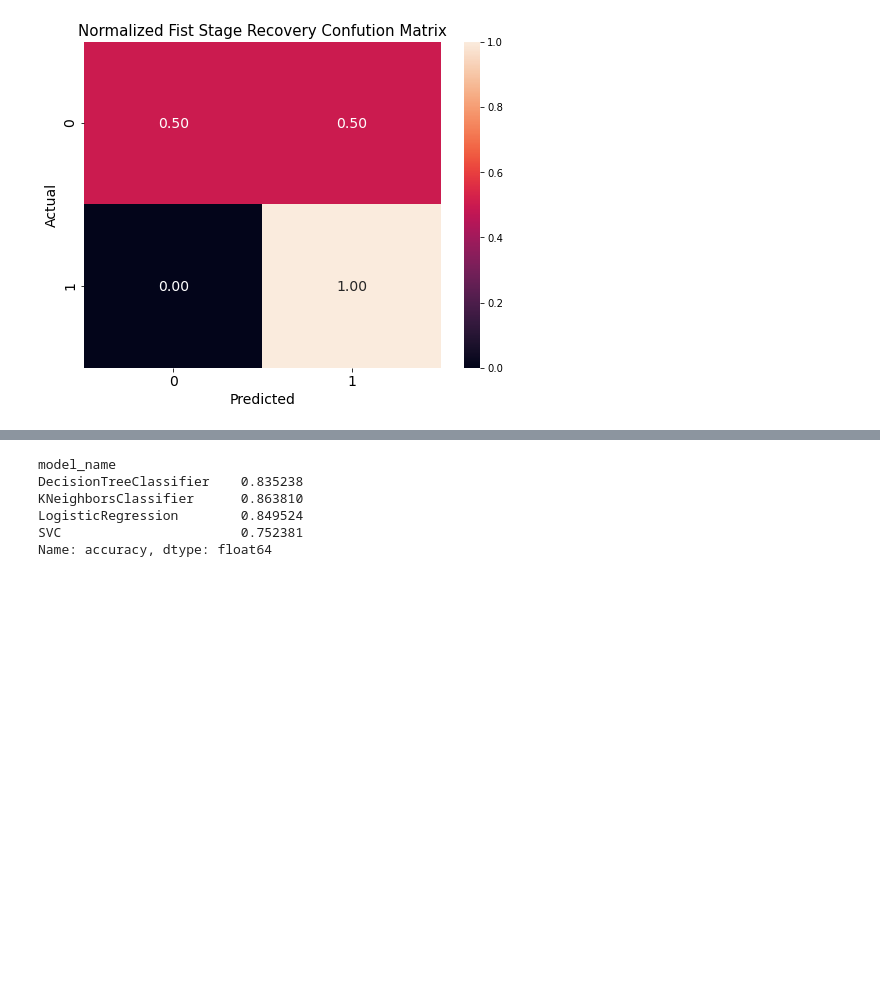
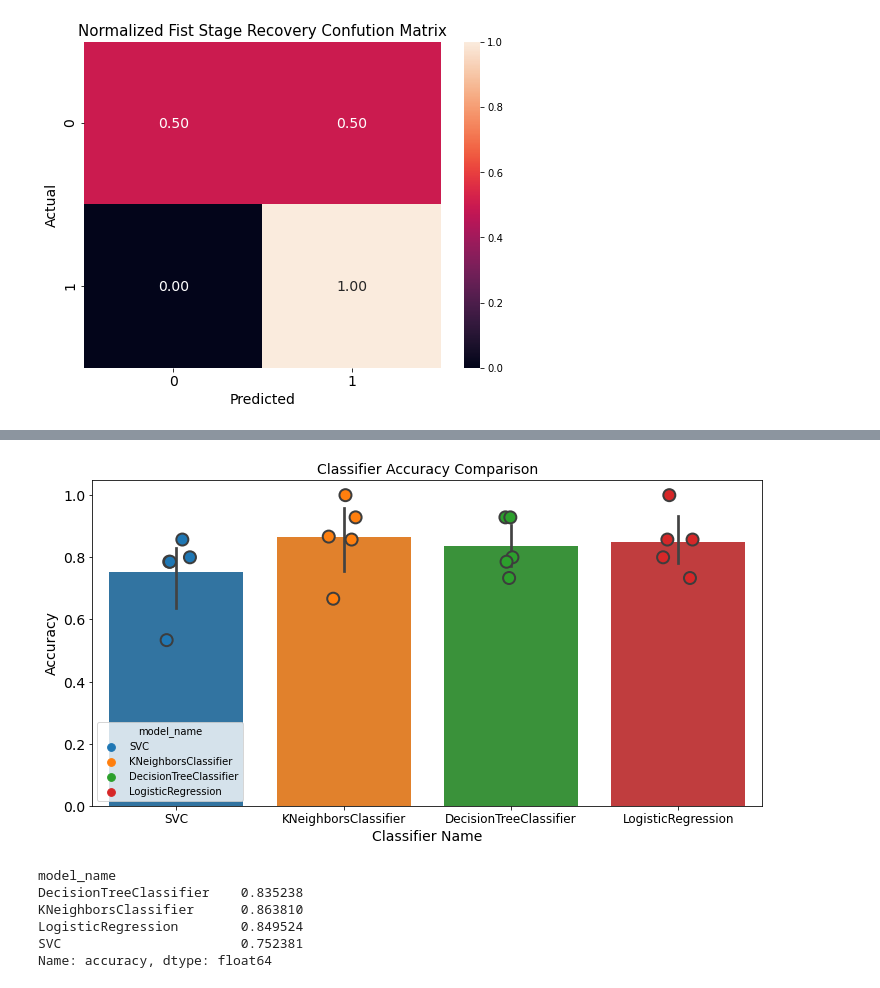
Before and after one commit to stricje1/Data_Science_Capstone, a Jupyter notebook: Predictive Model.ipynb, the cells around one changed output, grey strips where cells are left out. Drawn from its saved outputs; the diff is of its cells as text; code cells hidden in the pictures; blank space fills up the shorter version.

```diff
--- a/Predictive Model.ipynb
+++ b/Predictive Model.ipynb
@@ -630,3 +631,17 @@ plt.show()
+# %%
+import seaborn as sns
+plt.figure(figsize=[12,6])
+sns.barplot(x='model_name', y='accuracy', data=cv_df)
+sns.stripplot(x='model_name', y='accuracy', data=cv_df, hue='model_name',
+              size=12, jitter=True, edgecolor="gray", linewidth=2)
+plt.title('Classifier Accuracy Comparison', fontsize=14)
+plt.ylabel('Accuracy', fontsize=14)
+plt.xlabel('Classifier Name', fontsize=14)
+plt.xticks(fontsize=12)
+plt.yticks(fontsize=14)
+plt.show()
+# %% [output]
+[figure, added]
 # %%
 cv_df.groupby('model_name').accuracy.mean()
 # %% [output]
```
Also changed, not shown: parts of 16 cells of this notebook.
